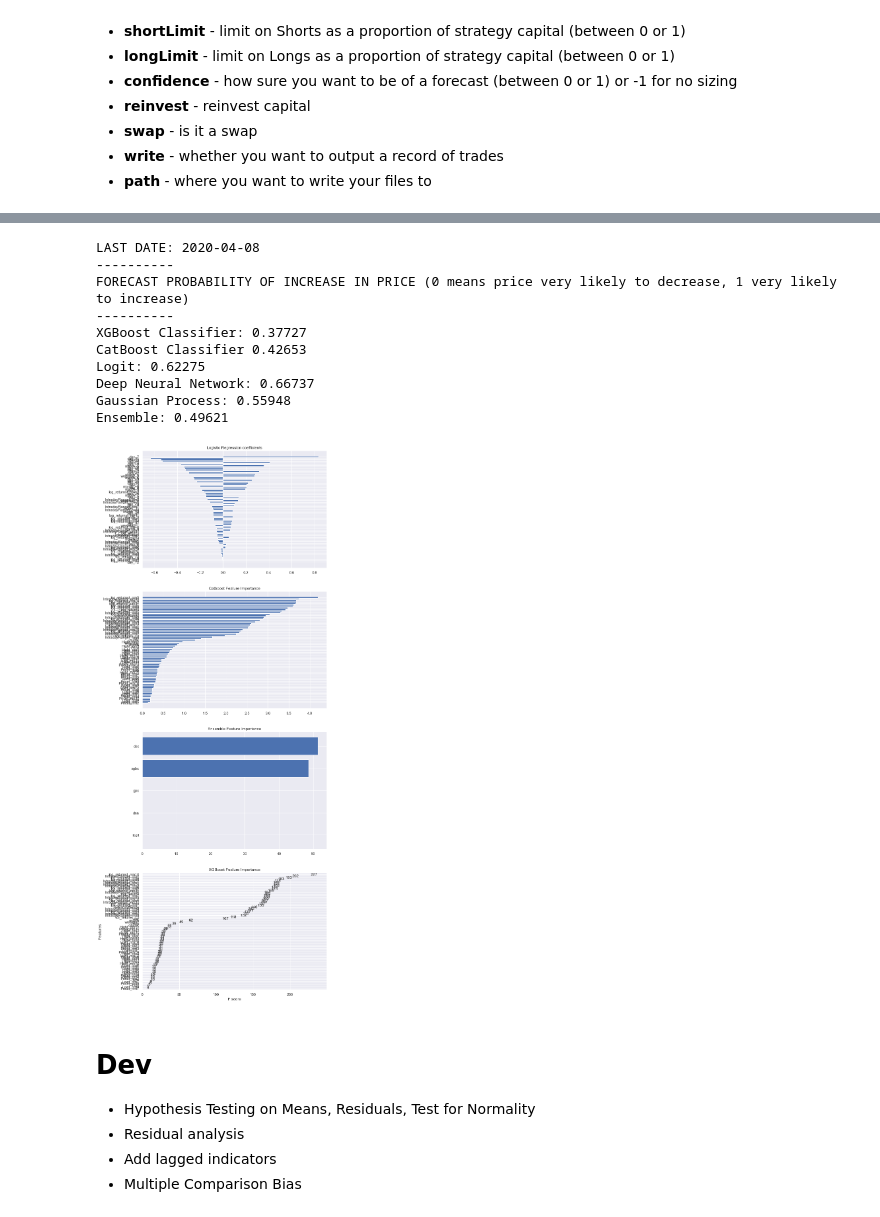
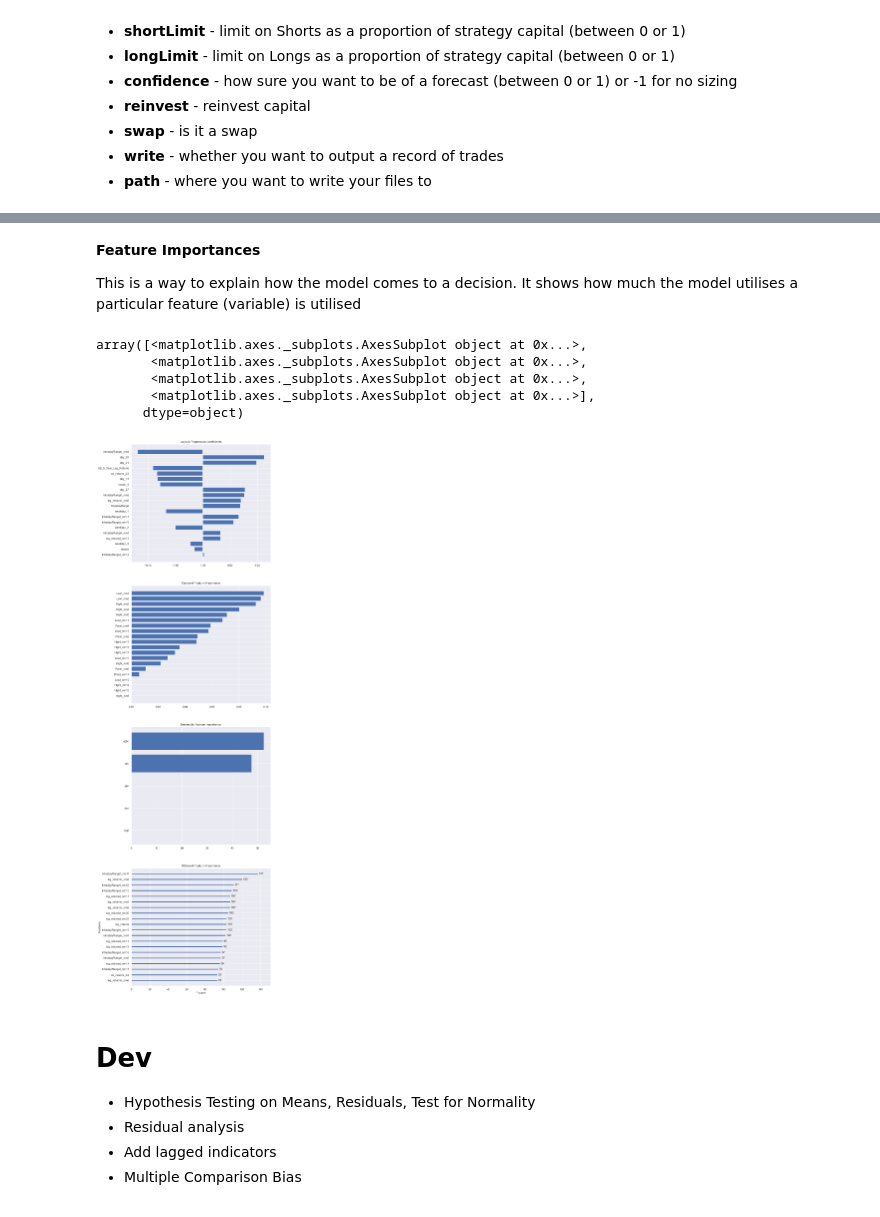
Before and after one commit to chrischia06/WakehurstMomentum, a Jupyter notebook: notebooks/Wakehurst_Momentum.ipynb, the cells around one changed output, grey strips where cells are left out. Cells and saved outputs as stored; diff of their text form; code cells hidden in the pictures.

```diff
--- a/notebooks/Wakehurst_Momentum.ipynb
+++ b/notebooks/Wakehurst_Momentum.ipynb
@@ -69,8 +42,20 @@ Some summary statistics of the asset are provided; distributions; autocorrelatio
 # %%
-fullpath = f"../data/{datasets.value}.csv" #dataset
+train_start = "01/01/2015" #when you want your training dataset to start
+today = datetime.now().strftime("%d/%m/%Y") #today
+#scrape(list(assets.values()),train_start,today) #download data from investing.com
+# datasets
+
+#read dataset from disk
+fullpath = f"../data/{datasets.value} Historical Data.csv"
 swap = False
 df = pd.read_csv(fullpath)[['Date','Price','High','Low']]
 df = clean(df)
+
+#add exogenous variables
+exogenous = pd.read_csv('../data/US 10 Year T-Note Futures Historical Data.csv')
+df['US_5_Year_Log_Returns'] = transformDF(clean(exogenous))[0].loc[:,'log_returns']
+
+#prepare data for tree-based methods vs other methods respectively
 df2, df3, normalizeFeats = transformDF(df, swap=swap)
 statistics(df2)
 df2 = df2.drop('returns',axis=1)
@@ -346,22 +351,21 @@ This is a way to explain how the model comes to a decision. It shows how the rel
+# %% [markdown]
+**Feature Importances**
+
+This is a way to explain how the model comes to a decision. It shows how much the model utilises a particular feature (variable) is utilised
 # %%
 #feature importances
 featImportances(models,data_tree, data, param)
 #shapley values
-shapPlotter(models, 'dnn', data_tree,data)
+
 
 # Bet Sizing = 2p-1 - This makes high conviction forecast downs full shorts; high conviction ups longs
 # %% [output]
-LAST DATE: 2020-04-08
-----------
-FORECAST PROBABILITY OF INCREASE IN PRICE (0 means price very likely to decrease, 1 very likely to increase)
-----------
-XGBoost Classifier: 0.37727
-CatBoost Classifier 0.42653
-Logit: 0.62275
-Deep Neural Network: 0.66737
-Gaussian Process: 0.55948
-Ensemble: 0.49621
+array([<matplotlib.axes._subplots.AxesSubplot object at 0x...>,
+       <matplotlib.axes._subplots.AxesSubplot object at 0x...>,
+       <matplotlib.axes._subplots.AxesSubplot object at 0x...>,
+       <matplotlib.axes._subplots.AxesSubplot object at 0x...>],
+      dtype=object)
-[figure, old version]
+[figure, new version]
 # %% [markdown]
 # Dev
 + Hypothesis Testing on Means, Residuals, Test for Normality
```
Also changed, not shown: parts of 13 cells of this notebook, 10 other files.
